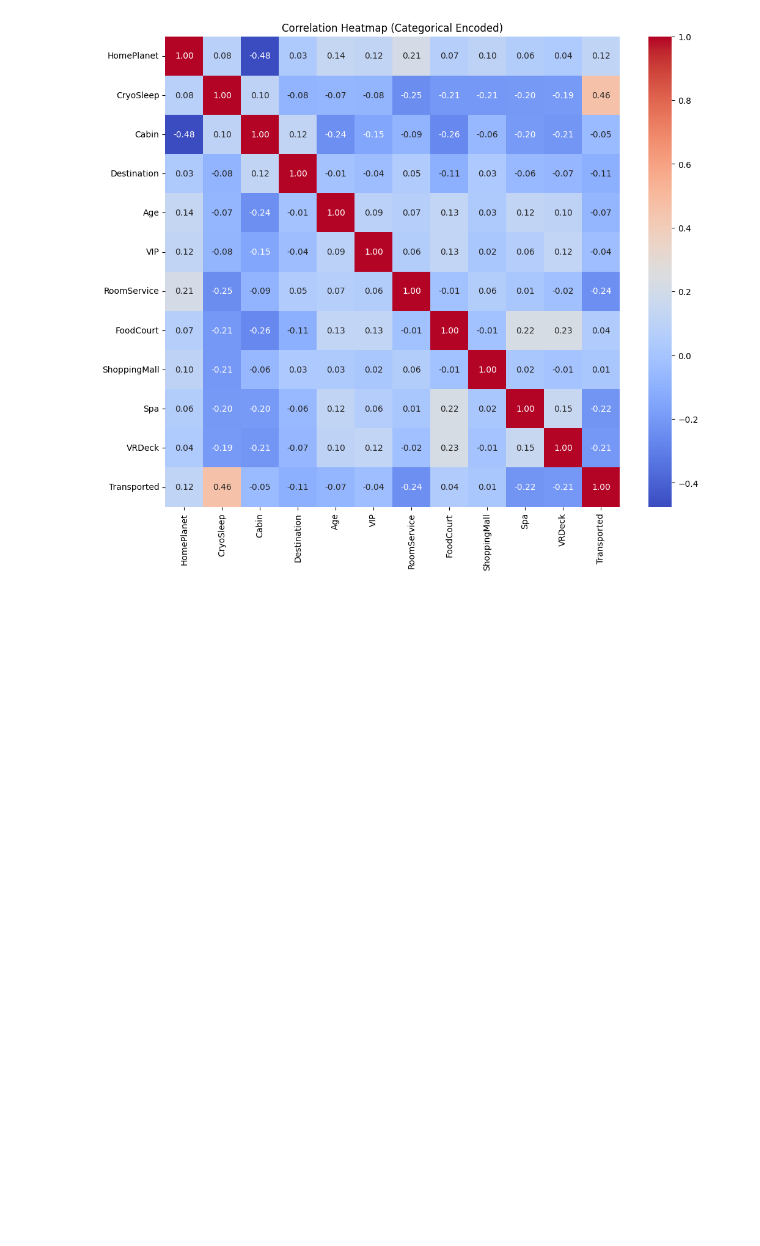
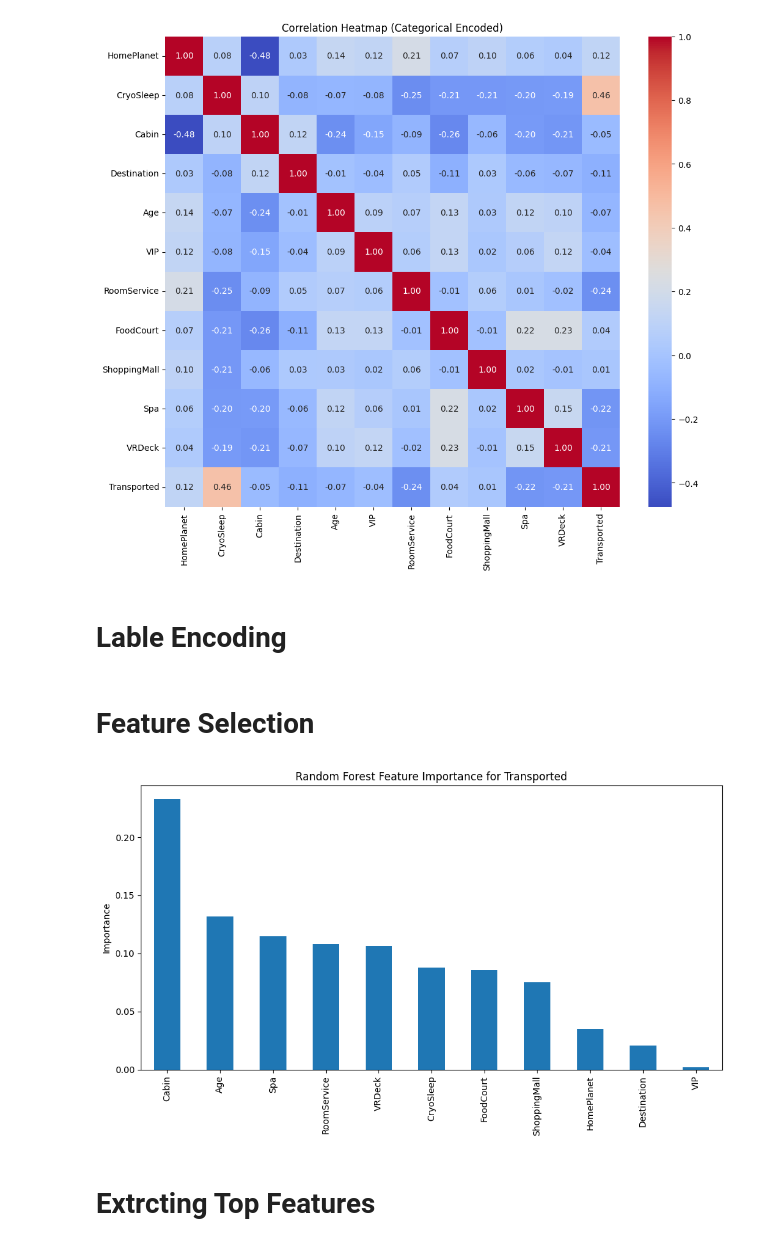
Before and after one commit to Kaggle-Challange-Group-Project/Code_file_for_kaggle_challange_-, a Jupyter notebook: Kaggle_Competion_Group_Project_.ipynb, the cells around one changed output. Saved outputs shown, nothing was run; the diff lists cells and outputs as text; code cells hidden in the pictures; blank space fills up the shorter version.

```diff
--- a/Kaggle_Competion_Group_Project_.ipynb
+++ b/Kaggle_Competion_Group_Project_.ipynb
@@ -277,3 +277,56 @@ plt.title('Correlation Heatmap (Categorical Encoded)')
 plt.show()
 # %% [output]
 [figure]
+# %% [markdown]
+# Lable Encoding
+# %%
+# Copy to avoid changing original data
+train_encoded = train_data.copy()
+test_encoded = test_data.copy()
+
+# Identify categorical columns (object or bool, EXCLUDING target if present)
+cat_cols = train_encoded.select_dtypes(include=['object', 'bool']).columns
+cat_cols = [col for col in cat_cols if col != 'Transported']
+
+# Dictionary to save LabelEncoders
+le_dict = {}
+
+for col in cat_cols:
+    le = LabelEncoder()
+    # Fit on train
+    train_encoded[col] = train_encoded[col].astype(str)
+    le.fit(train_encoded[col])
+    le_dict[col] = le
+    # Transform train
+    train_encoded[col] = le.transform(train_encoded[col])
+    # For test: handle unseen categories with '<unk>'
+    test_encoded[col] = test_encoded[col].astype(str)
+    # Add '<unk>' to encoder classes if necessary
+    if '<unk>' not in le.classes_:
+        le.classes_ = np.append(le.classes_, '<unk>')
+    test_encoded[col] = test_encoded[col].map(lambda s: s if s in le.classes_ else '<unk>')
+    test_encoded[col] = le.transform(test_encoded[col])
+# %% [markdown]
+# Feature Selection
+# %%
+X = train_encoded.drop('Transported', axis=1)
+y = train_encoded['Transported']
+
+# Fit Random Forest
+rf = RandomForestClassifier(n_estimators=100, random_state=42)
+rf.fit(X, y)
+
+# Get feature importances
+importances = pd.Series(rf.feature_importances_, index=X.columns).sort_values(ascending=False)
+
+# Plot
+plt.figure(figsize=(10,6))
+importances.plot(kind='bar')
+plt.title('Random Forest Feature Importance for Transported')
+plt.ylabel('Importance')
+plt.tight_layout()
+plt.show()
+# %% [output]
+[figure, added]
+# %% [markdown]
+# Extrcting Top Features
```
Also changed, not shown: parts of 3 cells of this notebook.
